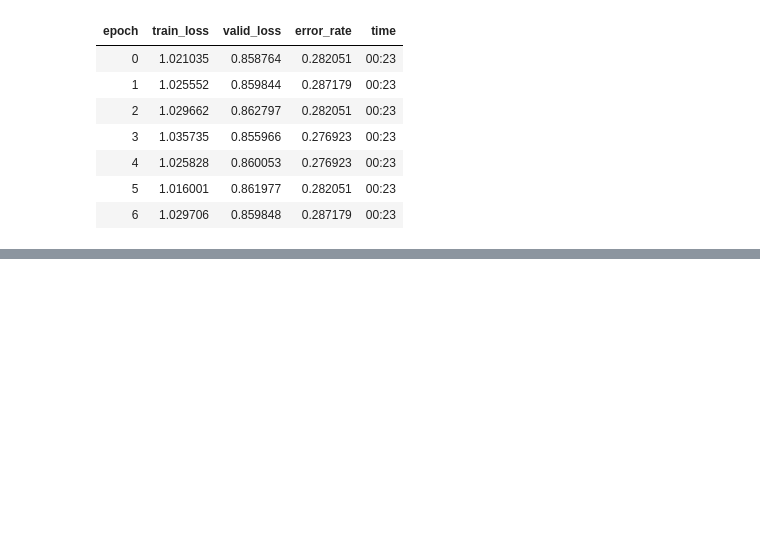
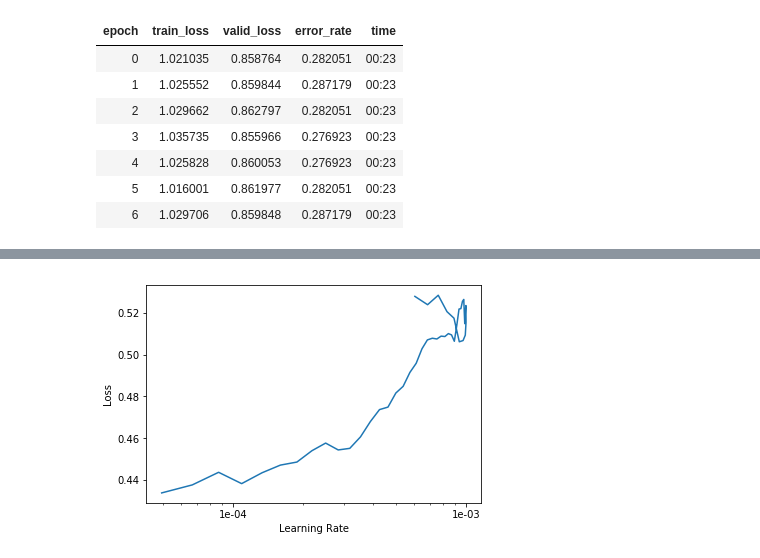
Before and after one commit to deep1401/Music-Genre-Classification-using-Transfer-Learning-on-log-based-MEL-spectrogram, a Jupyter notebook: Music_Genre_Classifier.ipynb, the cells around one changed output, grey strips where cells are left out. Cells and saved outputs as stored; diff of their text form; code cells hidden in the pictures; blank space fills up the shorter version.

```diff
--- a/Music_Genre_Classifier.ipynb
+++ b/Music_Genre_Classifier.ipynb
@@ -637,0 +684,4 @@ learn2.fit_one_cycle(7,slice(3e-06))
+# %%
+lr=1e-03
+learn3.unfreeze()
+learn3.fit_one_cycle(5,slice(lr))
@@ -637,0 +697,4 @@ learn2.fit_one_cycle(7,slice(3e-06))
+# %%
+learn3.recorder.plot()
+# %% [output]
+[figure, added]
```
Also changed, not shown: parts of 16 cells of this notebook.
